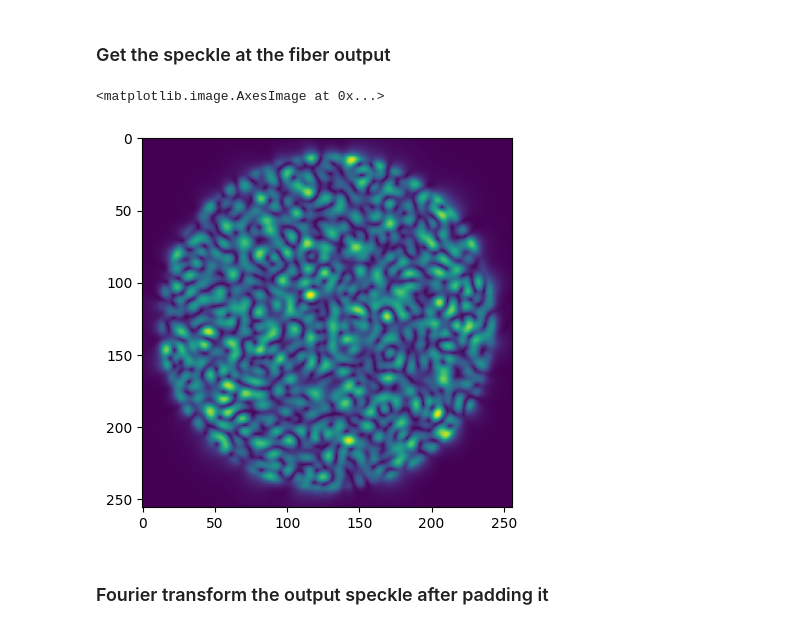
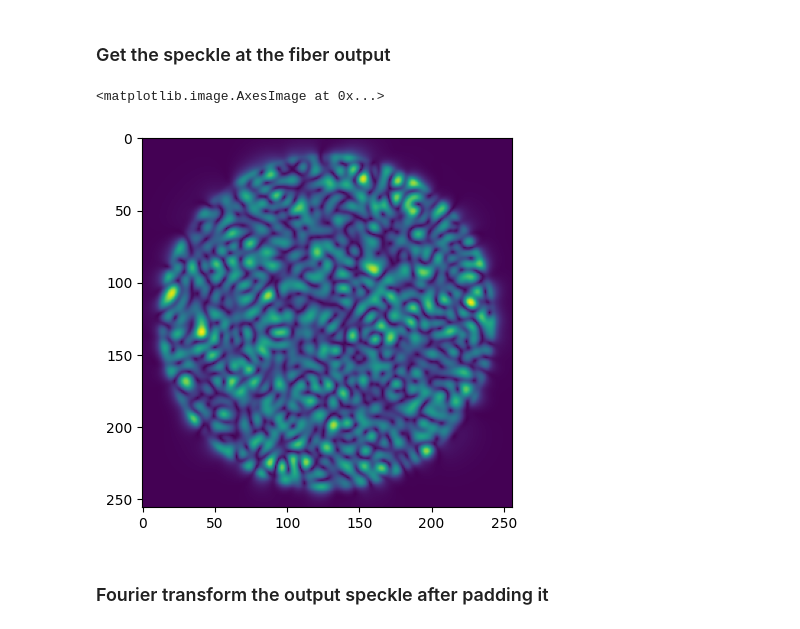
Before and after one commit to jysru/MMF_LP_modes, a Jupyter notebook: notebooks/mmf_propagation_simulation.ipynb, the cells around one changed output. Cells and saved outputs as stored; diff of their text form; code cells hidden in the pictures.

```diff
--- a/notebooks/mmf_propagation_simulation.ipynb
+++ b/notebooks/mmf_propagation_simulation.ipynb
@@ -103,12 +108,12 @@ print(np.sum(np.square(np.abs(new_coeffs))))
 # %% [markdown]
 ### Get the speckle at the fiber output
 # %%
-coupling_matrix = fiber.modes_coupling_matrix(complex=True, full=True, degen=True)
+coupling_matrix = fiber.modes_coupling_matrix(complex=True, full=False, degen=True)
 propagated_field = coupled_in.propagate(matrix=coupling_matrix)
 plt.imshow(np.abs(propagated_field))
 # %% [output]
 <matplotlib.image.AxesImage at 0x...>
-[figure, old version]
+[figure, new version]
 # %% [markdown]
 ### Fourier transform the output speckle after padding it
 # %%
```
Also changed, not shown: parts of 3 cells of this notebook.
